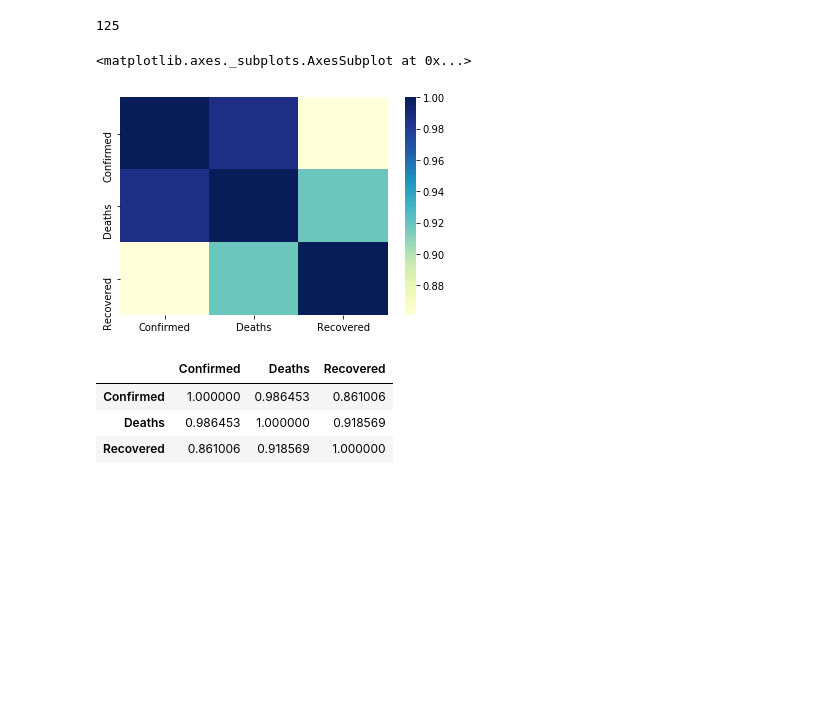
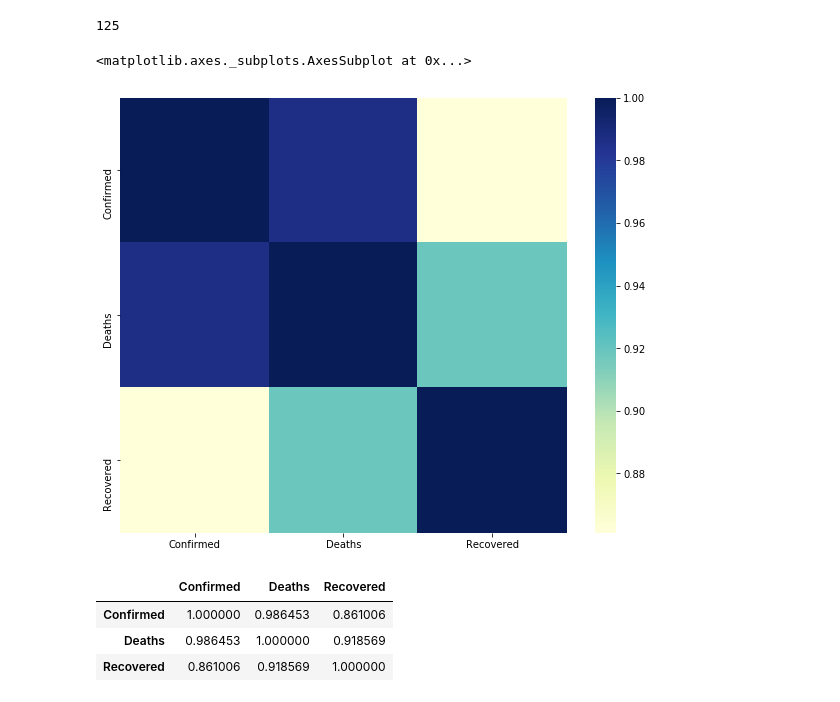
Before and after one commit to anushirahatti/covid-19-analysis, a Jupyter notebook: src/covid_19_analysis.ipynb, the cells around one changed output. Saved outputs shown, nothing was run; the diff lists cells and outputs as text; code cells hidden in the pictures; blank space fills up the shorter version.

```diff
--- a/src/covid_19_analysis.ipynb
+++ b/src/covid_19_analysis.ipynb
@@ -184,10 +156,11 @@ world_data["Country_Region"].nunique()
 # %% [output]
 125
 # %%
+plt.figure(figsize=(10,8))
 sns.heatmap(world_data.corr(), cmap="YlGnBu")
 # %% [output]
 <matplotlib.axes._subplots.AxesSubplot at 0x...>
-[figure, old version]
+[figure, new version]
 # %%
 world_data.corr()
 # %% [output]
```
Also changed, not shown: parts of 6 cells of this notebook.
